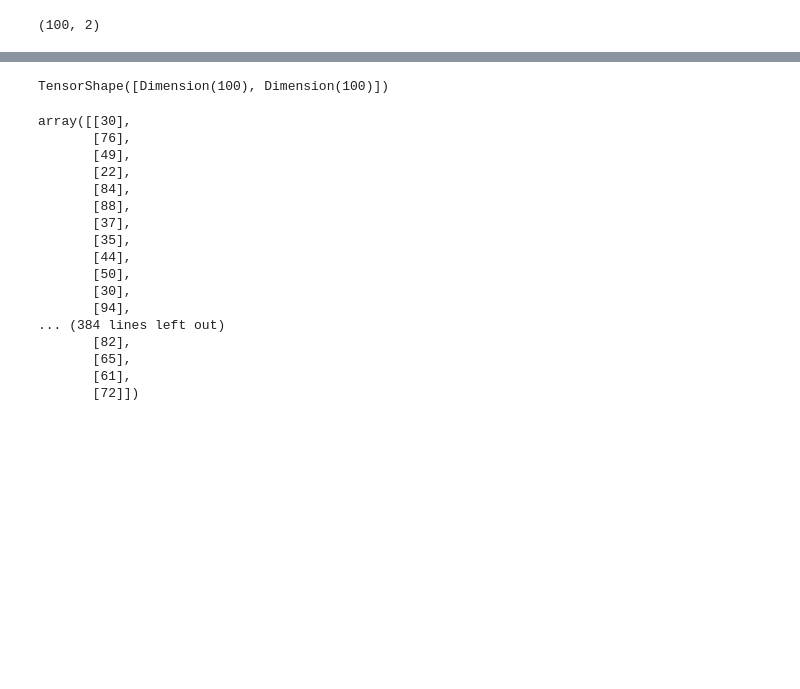
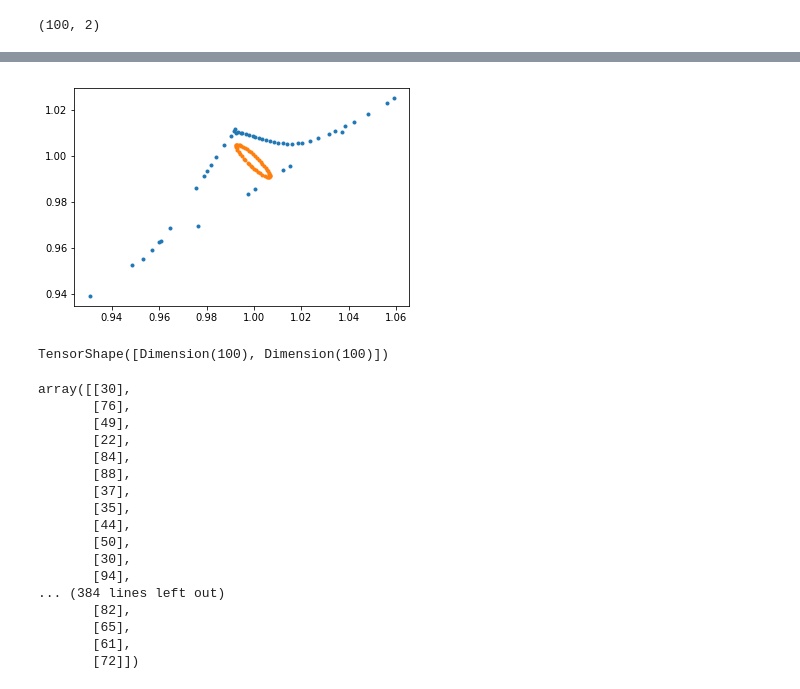
Before and after one commit to ChristianIngwersen/Non-Linear-Metric-Learning, a Jupyter notebook: Experimenting.ipynb, the cells around one changed output, grey strips where cells are left out. Saved outputs shown, nothing was run; the diff lists cells and outputs as text; code cells hidden in the pictures; blank space fills up the shorter version.

```diff
--- a/Experimenting.ipynb
+++ b/Experimenting.ipynb
@@ -125,3 +122,7 @@ tf.Tensor(3701987.2, shape=(), dtype=float32)
+# %%
+plot_func(np.array(tf.nn.softmax(A,axis=0) @ X),y)
+# %% [output]
+[figure, added]
 # %%
 L.shape
 # %% [output]
```
Also changed, not shown: parts of 8 cells of this notebook.
